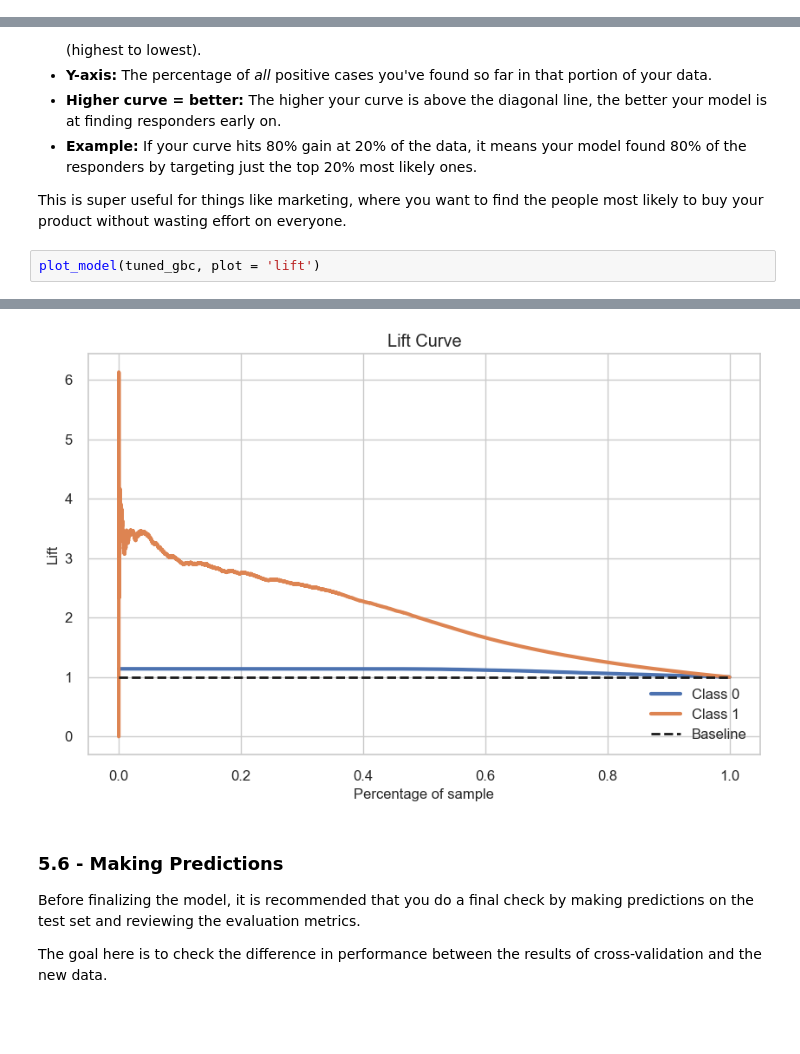
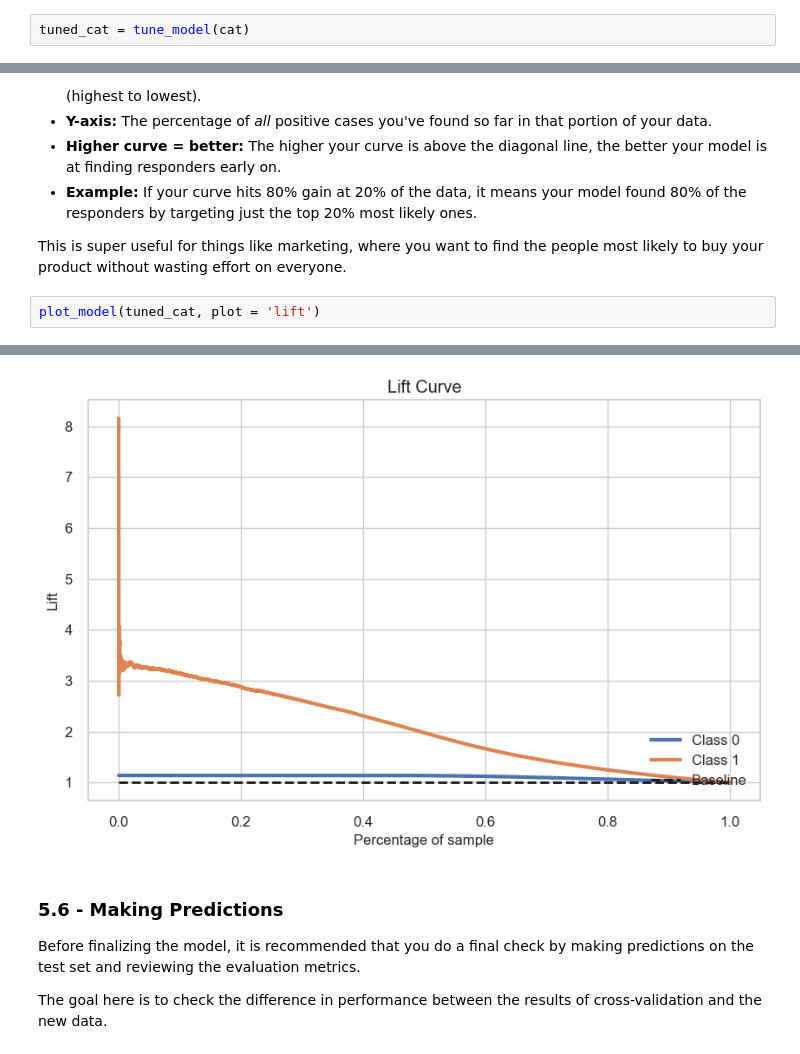
Before and after one commit to kubohenrique/health_insurance, a Jupyter notebook: Notebooks/ciclo01.ipynb, the cells around one changed output, grey strips where cells are left out. Saved outputs shown, nothing was run; the diff lists cells and outputs as text; blank space fills up the shorter version.

```diff
--- a/Notebooks/ciclo01.ipynb
+++ b/Notebooks/ciclo01.ipynb
@@ -587,0 +570,2 @@ Original model was better than the tuned model, hence it will be returned. NOTE:
+# %%
+tuned_cat = tune_model(cat)
@@ -632,10 +635,10 @@ This graph shows a **Cumulative Gains Curve**. It helps you see how much better
 
 This is super useful for things like marketing, where you want to find the people most likely to buy your product without wasting effort on everyone.
 # %%
-plot_model(tuned_gbc, plot = 'lift')
+plot_model(tuned_cat, plot = 'lift')
 # %% [output]
 [interactive output not drawn]
-[figure, old version]
+[figure, new version]
 # %% [markdown]
 ### 5.6 - Making Predictions
 
```
Also changed, not shown: parts of 27 cells of this notebook, 38 other files.
